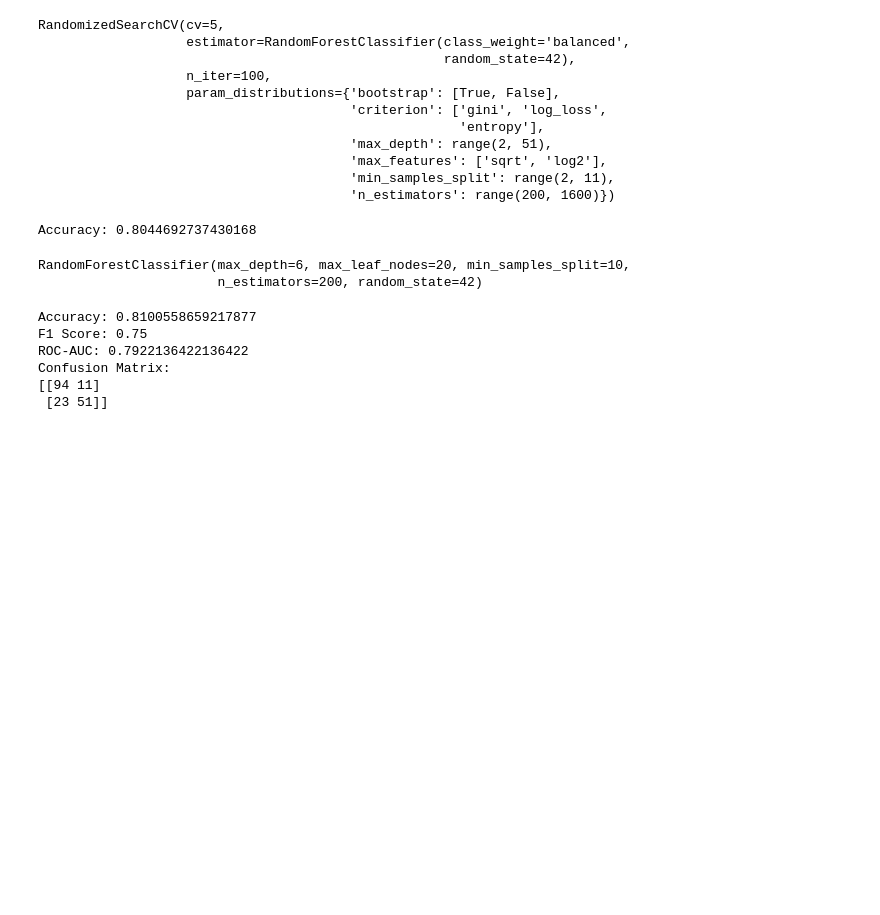
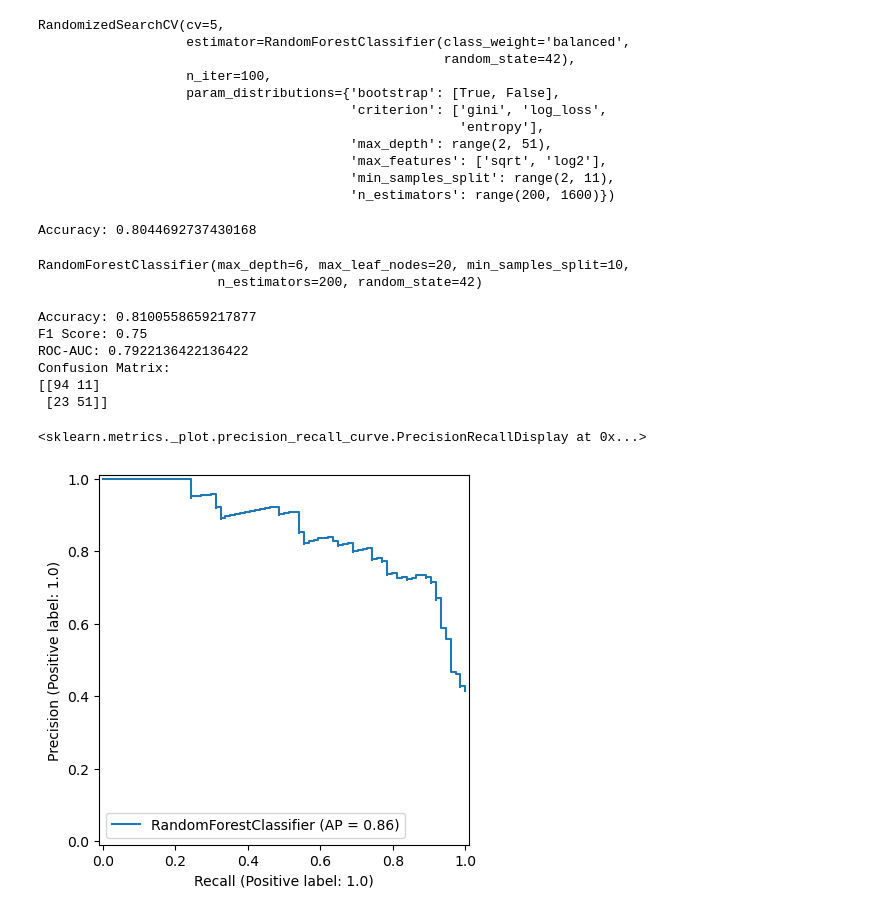
Before and after one commit to AndresOrantes/Reto_Titanic_Equipo5, a Jupyter notebook: Parte3.ipynb, the cells around one changed output. Drawn from its saved outputs; the diff is of its cells as text; code cells hidden in the pictures; blank space fills up the shorter version.

Commit message:
feat(graphs): add graphing functions to visualize data

```diff
--- a/Parte3.ipynb
+++ b/Parte3.ipynb
@@ -87,8 +87,8 @@ rfc_search_space = {
     'bootstrap': [True, False]
 }
 # %%
-random_search = RandomizedSearchCV(estimator=clf, param_distributions=rfc_search_space, n_iter=100, cv=5)
-random_search.fit(X_train, y_train)
+#random_search = RandomizedSearchCV(estimator=clf, param_distributions=rfc_search_space, n_iter=100, cv=5)
+#random_search.fit(X_train, y_train)
 # %% [output]
 RandomizedSearchCV(cv=5,
                    estimator=RandomForestClassifier(class_weight='balanced',
@@ -107,3 +104,7 @@ rfc = RandomForestClassifier(**best_params)
+# %%
+#best_params = random_search.best_params_
+#rfc = RandomForestClassifier(**best_params)
+rfc = RandomForestClassifier(criterion= 'gini', max_depth= 6, max_features= 'sqrt', max_leaf_nodes= 20, n_estimators= 200)
 # %%
 rfc.fit(X_train, y_train)
 y_pred = rfc.predict(X_test)
@@ -137,3 +138,9 @@ ROC-AUC: 0.7922136422136422
 Confusion Matrix:
 [[94 11]
  [23 51]]
+# %%
+from sklearn.metrics import PrecisionRecallDisplay
+PrecisionRecallDisplay.from_estimator(rfc, X_test, y_test)
+# %% [output]
+<sklearn.metrics._plot.precision_recall_curve.PrecisionRecallDisplay at 0x...>
+[figure, added]
```
Also changed, not shown: parts of 4 cells of this notebook.
